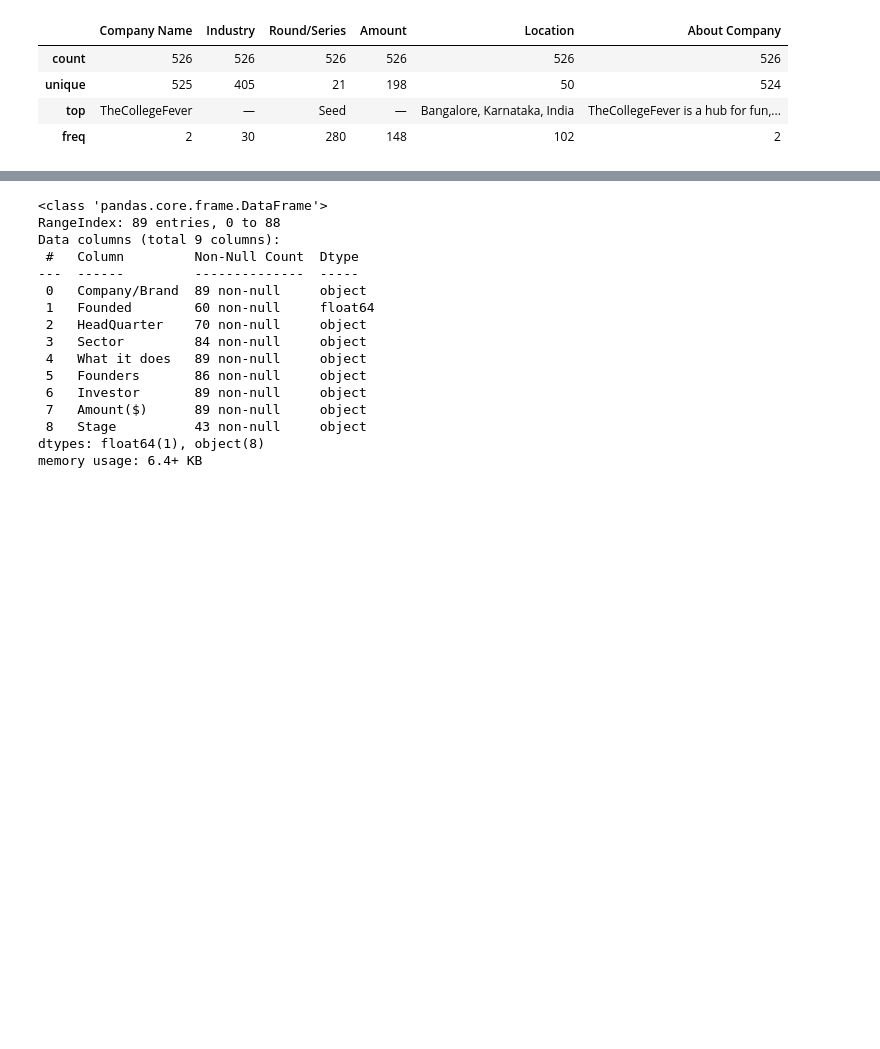
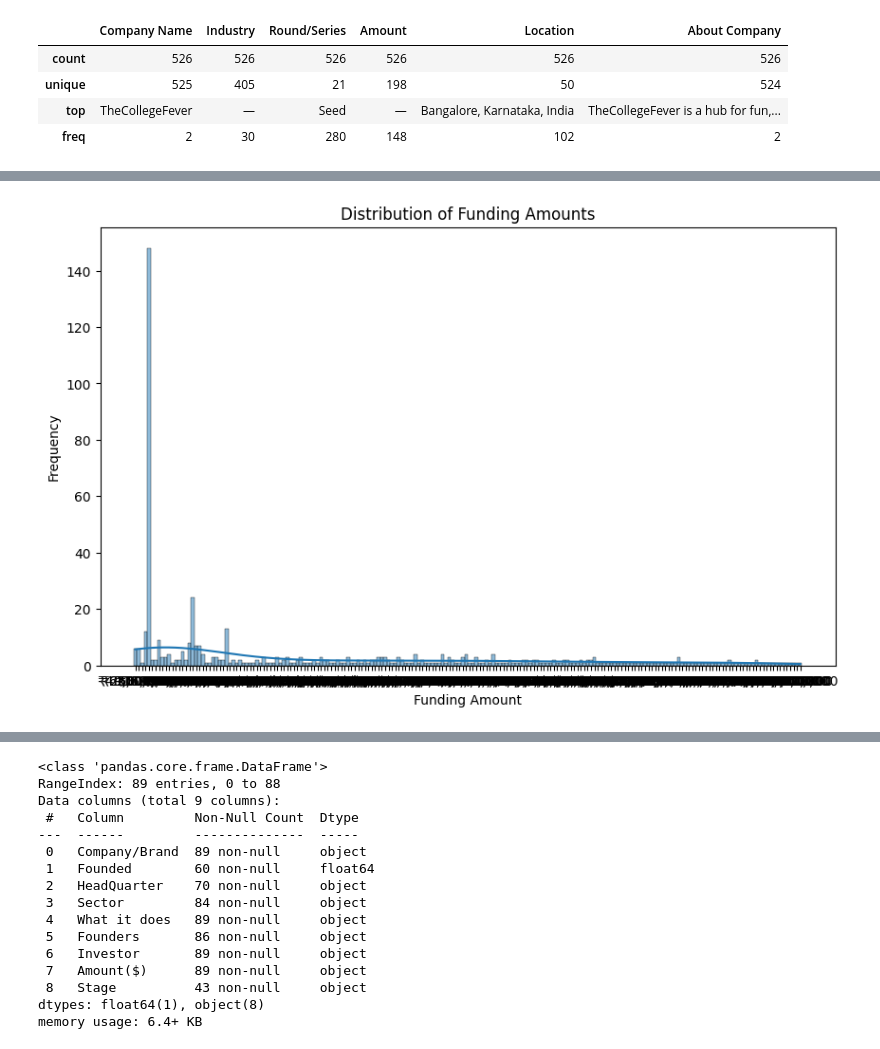
Before and after one commit to akuakorkor/TEAM-FIJI_LPI, a Jupyter notebook: Notebooks/indian_startup_funding_ecosystem.ipynb, the cells around one changed output, grey strips where cells are left out. Saved outputs shown, nothing was run; the diff lists cells and outputs as text; code cells hidden in the pictures; blank space fills up the shorter version.

```diff
--- a/Notebooks/indian_startup_funding_ecosystem.ipynb
+++ b/Notebooks/indian_startup_funding_ecosystem.ipynb
@@ -232,0 +315,10 @@ print(df1['Amount'].value_counts()['—'])
+# %%
+# Distribution plot
+plt.figure(figsize=(10, 6))
+sns.histplot(df1['Amount'], bins=30, kde=True)
+plt.title('Distribution of Funding Amounts')
+plt.xlabel('Funding Amount')
+plt.ylabel('Frequency')
+plt.show()
+# %% [output]
+[figure, added]
```
Also changed, not shown: parts of 377 cells of this notebook, 6 other files.
